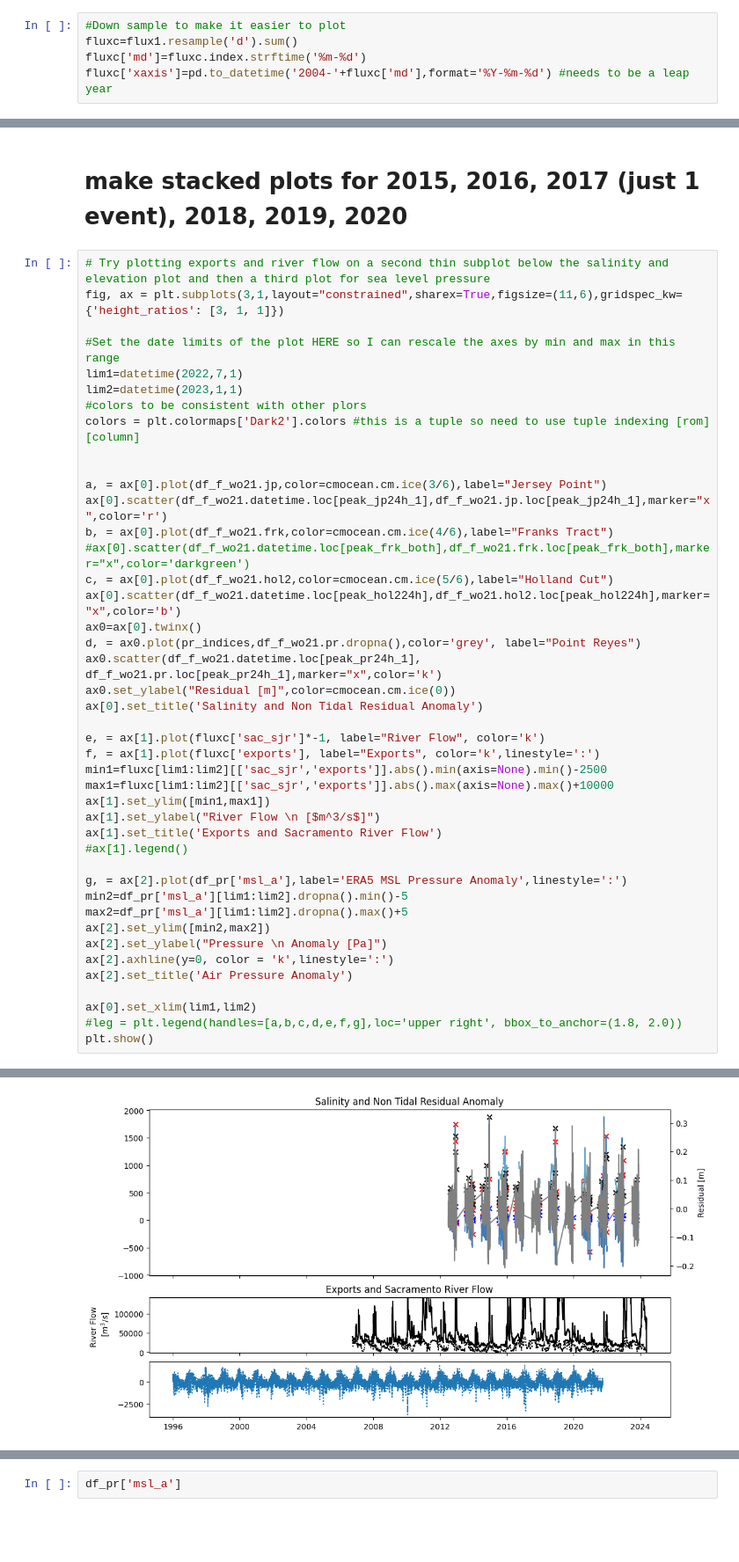
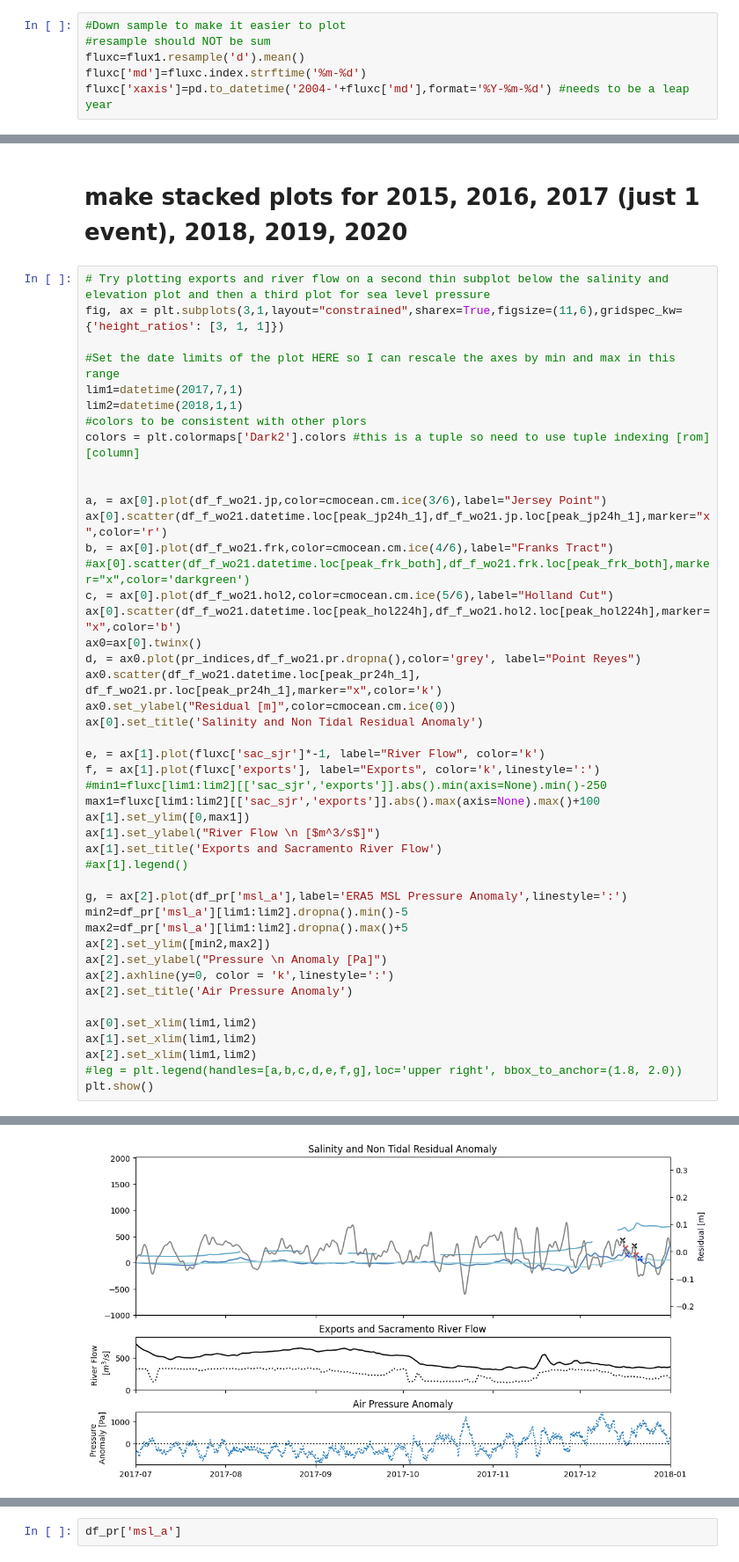
Before and after one commit to jennaisrael/Savio_scratch_back_up, a Jupyter notebook: climate_data_processing/identify_stp/peaks_at_frk_hol2_exports.ipynb, the cells around one changed output, grey strips where cells are left out. Shown at 88% size. Cells and saved outputs as stored; diff of their text form; blank space fills up the shorter version.

```diff
--- a/climate_data_processing/identify_stp/peaks_at_frk_hol2_exports.ipynb
+++ b/climate_data_processing/identify_stp/peaks_at_frk_hol2_exports.ipynb
@@ -163,7 +163,8 @@ flux1['sac_sjr']=flux1['sac']+flux1['sjr']
 flux1['exports']=flux1['swp']+flux1['cvp']
 # %%
 #Down sample to make it easier to plot
-fluxc=flux1.resample('d').sum()
+#resample should NOT be sum
+fluxc=flux1.resample('d').mean()
 fluxc['md']=fluxc.index.strftime('%m-%d')
 fluxc['xaxis']=pd.to_datetime('2004-'+fluxc['md'],format='%Y-%m-%d') #needs to be a leap year
 # %%
@@ -398,8 +385,8 @@ peakdatespr
 fig, ax = plt.subplots(3,1,layout="constrained",sharex=True,figsize=(11,6),gridspec_kw={'height_ratios': [3, 1, 1]})
 
 #Set the date limits of the plot HERE so I can rescale the axes by min and max in this range
-lim1=datetime(2022,7,1)
-lim2=datetime(2023,1,1)
+lim1=datetime(2017,7,1)
+lim2=datetime(2018,1,1)
 #colors to be consistent with other plors
 colors = plt.colormaps['Dark2'].colors #this is a tuple so need to use tuple indexing [rom][column]
 
@@ -418,9 +405,9 @@ ax[0].set_title('Salinity and Non Tidal Residual Anomaly')
 
 e, = ax[1].plot(fluxc['sac_sjr']*-1, label="River Flow", color='k')
 f, = ax[1].plot(fluxc['exports'], label="Exports", color='k',linestyle=':')
-min1=fluxc[lim1:lim2][['sac_sjr','exports']].abs().min(axis=None).min()-2500
-max1=fluxc[lim1:lim2][['sac_sjr','exports']].abs().max(axis=None).max()+10000
-ax[1].set_ylim([min1,max1])
+#min1=fluxc[lim1:lim2][['sac_sjr','exports']].abs().min(axis=None).min()-250
+max1=fluxc[lim1:lim2][['sac_sjr','exports']].abs().max(axis=None).max()+100
+ax[1].set_ylim([0,max1])
 ax[1].set_ylabel("River Flow \n [$m^3/s$]")
 ax[1].set_title('Exports and Sacramento River Flow')
 #ax[1].legend()
@@ -434,6 +421,8 @@ ax[2].axhline(y=0, color = 'k',linestyle=':')
 ax[2].set_title('Air Pressure Anomaly')
 
 ax[0].set_xlim(lim1,lim2)
+ax[1].set_xlim(lim1,lim2)
+ax[2].set_xlim(lim1,lim2)
 #leg = plt.legend(handles=[a,b,c,d,e,f,g],loc='upper right', bbox_to_anchor=(1.8, 2.0))
 plt.show()
 # %% [output]
@@ -441 +429 @@ ValueError: Axis limits cannot be NaN or Inf
-[figure, old version]
+[figure, new version]
```
Also changed, not shown: parts of 7 cells of this notebook, 3 other files.
